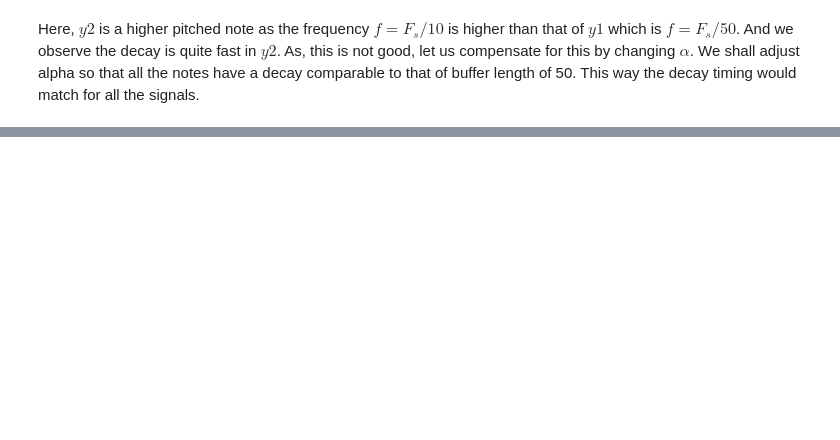
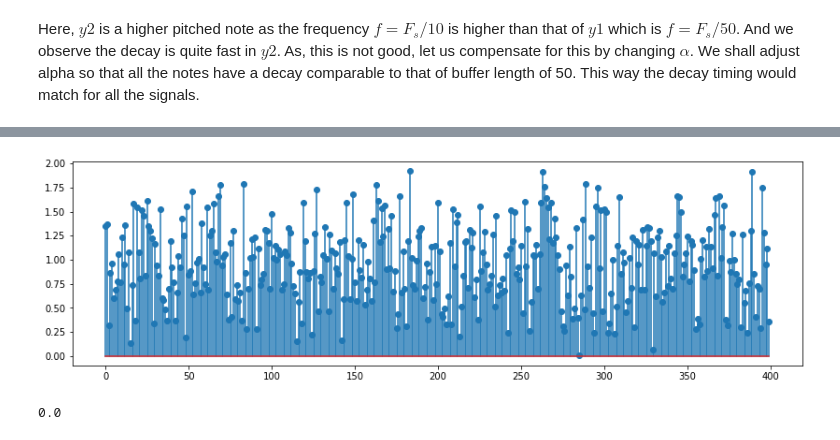
Before and after one commit to 25b3nk/python-notebooks, a Jupyter notebook: Karplus-Strong-Algorithm.ipynb, the cells around one changed output, grey strips where cells are left out. Saved outputs shown, nothing was run; the diff lists cells and outputs as text; code cells hidden in the pictures; blank space fills up the shorter version.

```diff
--- a/Karplus-Strong-Algorithm.ipynb
+++ b/Karplus-Strong-Algorithm.ipynb
@@ -98,0 +168,4 @@ IPython.display.Audio(KS(np.random.rand(100), Fs * 2), rate=Fs)
+# %%
+y = KS(a, Fs * 2, 1)
+y = y + KS(b, Fs * 2, 1)
+IPython.display.Audio(y, rate=Fs)
@@ -98,0 +178,8 @@ IPython.display.Audio(KS(np.random.rand(100), Fs * 2), rate=Fs)
+# %%
+plt.stem(y[0:400]);
+# %% [output]
+[figure, added]
+# %%
+(np.sum(y[0:400] - c[0:400]))
+# %% [output]
+0.0
```
Also changed, not shown: parts of 13 cells of this notebook.
